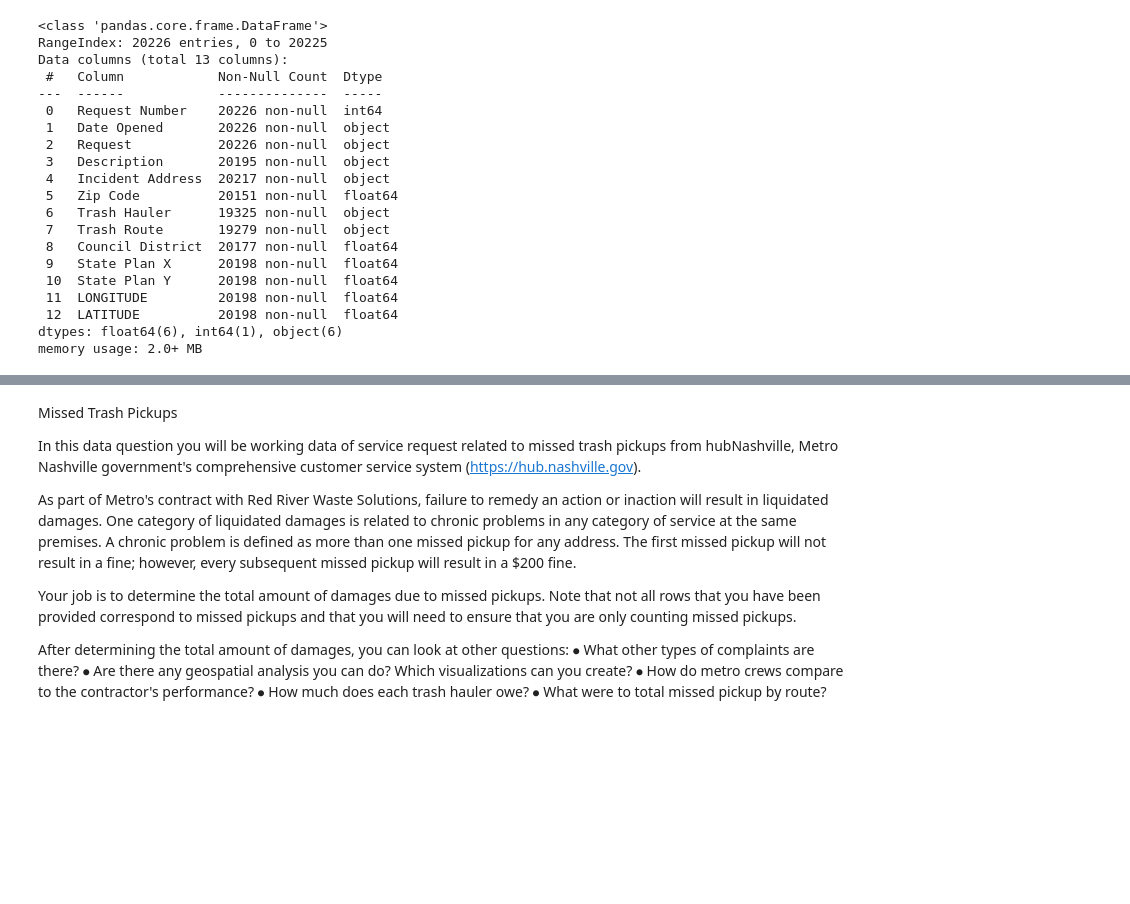
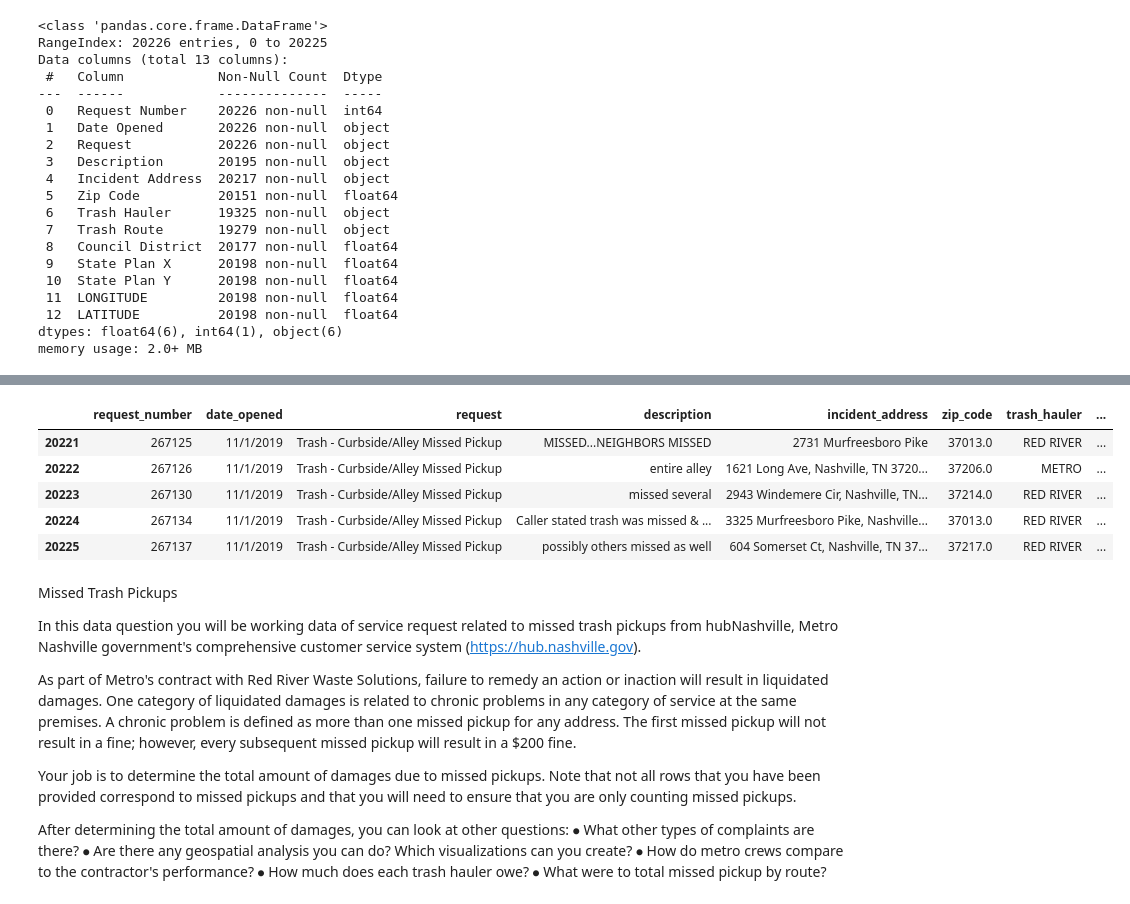
Before and after one commit to NSS-Data-Analytics-Cohort-16/da16-trashpickups-DSVaughan266, a Jupyter notebook: notebooks/trashpickups.ipynb, the cells around one changed output, grey strips where cells are left out. Drawn from its saved outputs; the diff is of its cells as text; code cells hidden in the pictures; blank space fills up the shorter version.

```diff
--- a/notebooks/trashpickups.ipynb
+++ b/notebooks/trashpickups.ipynb
@@ -39,0 +31,3 @@ df_trash.head()
+# %%
+# Rename columns for uniformity.
+df_trash.columns = [col.lower().replace(" ", "_") for col in df_trash.columns]
@@ -40,3 +43,12 @@ df_trash.head()
+# %%
+df_trash.tail()
+# %% [output]
+|  | request_number | date_opened | request | description | incident_address | zip_code | trash_hauler | ... |
+| 20221 | 267125 | 11/1/2019 | Trash - Curbside/Alley Missed Pickup | MISSED...NEIGHBORS MISSED | 2731 Murfreesboro Pike | 37013.0 | RED RIVER | ... |
+| 20222 | 267126 | 11/1/2019 | Trash - Curbside/Alley Missed Pickup | entire alley | 1621 Long Ave, Nashville, TN 3720... | 37206.0 | METRO | ... |
+| 20223 | 267130 | 11/1/2019 | Trash - Curbside/Alley Missed Pickup | missed several | 2943 Windemere Cir, Nashville, TN... | 37214.0 | RED RIVER | ... |
+| 20224 | 267134 | 11/1/2019 | Trash - Curbside/Alley Missed Pickup | Caller stated trash was missed & ... | 3325 Murfreesboro Pike, Nashville... | 37013.0 | RED RIVER | ... |
+| 20225 | 267137 | 11/1/2019 | Trash - Curbside/Alley Missed Pickup | possibly others missed as well | 604 Somerset Ct, Nashville, TN 37... | 37217.0 | RED RIVER | ... |
 # %% [markdown]
 Missed Trash Pickups
 
```
Also changed, not shown: parts of 12 cells of this notebook.
